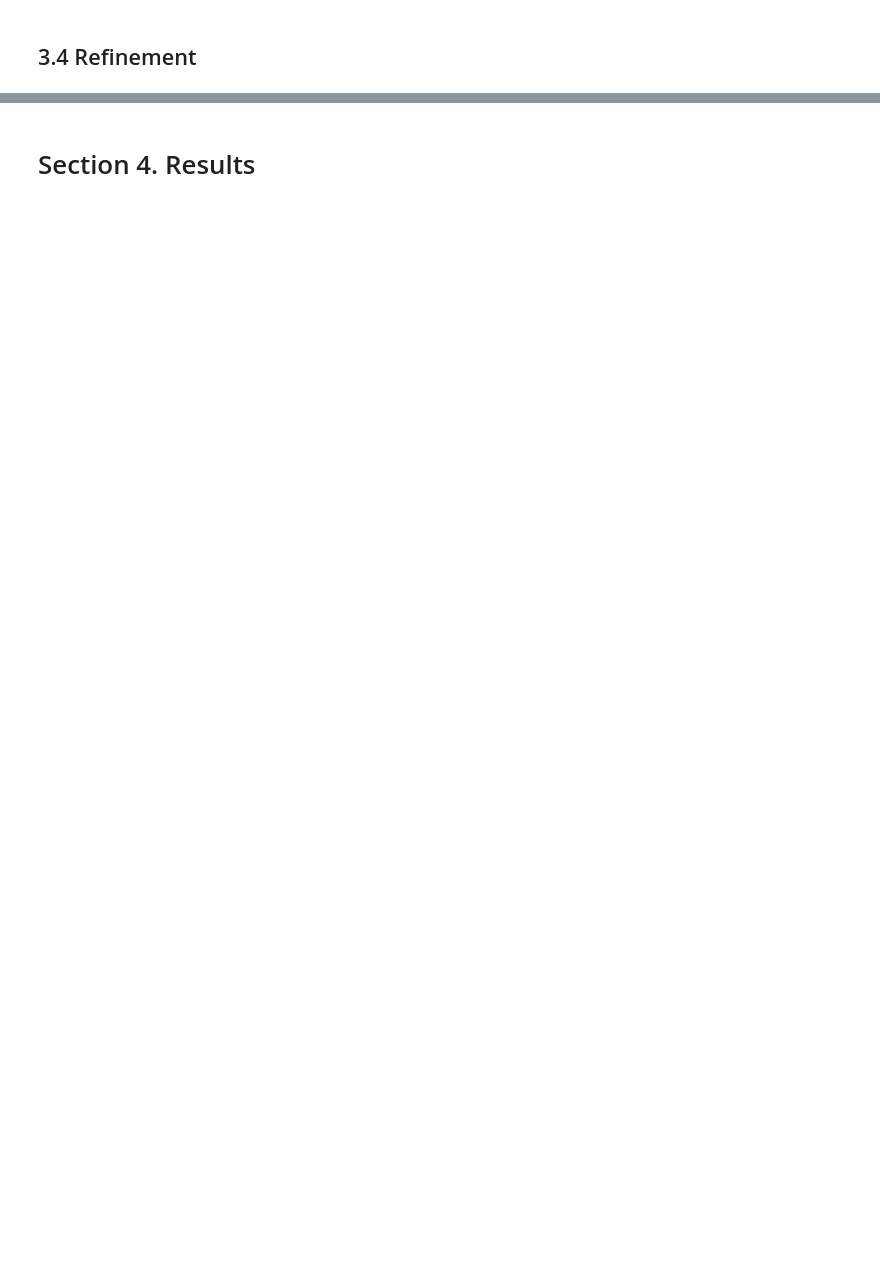
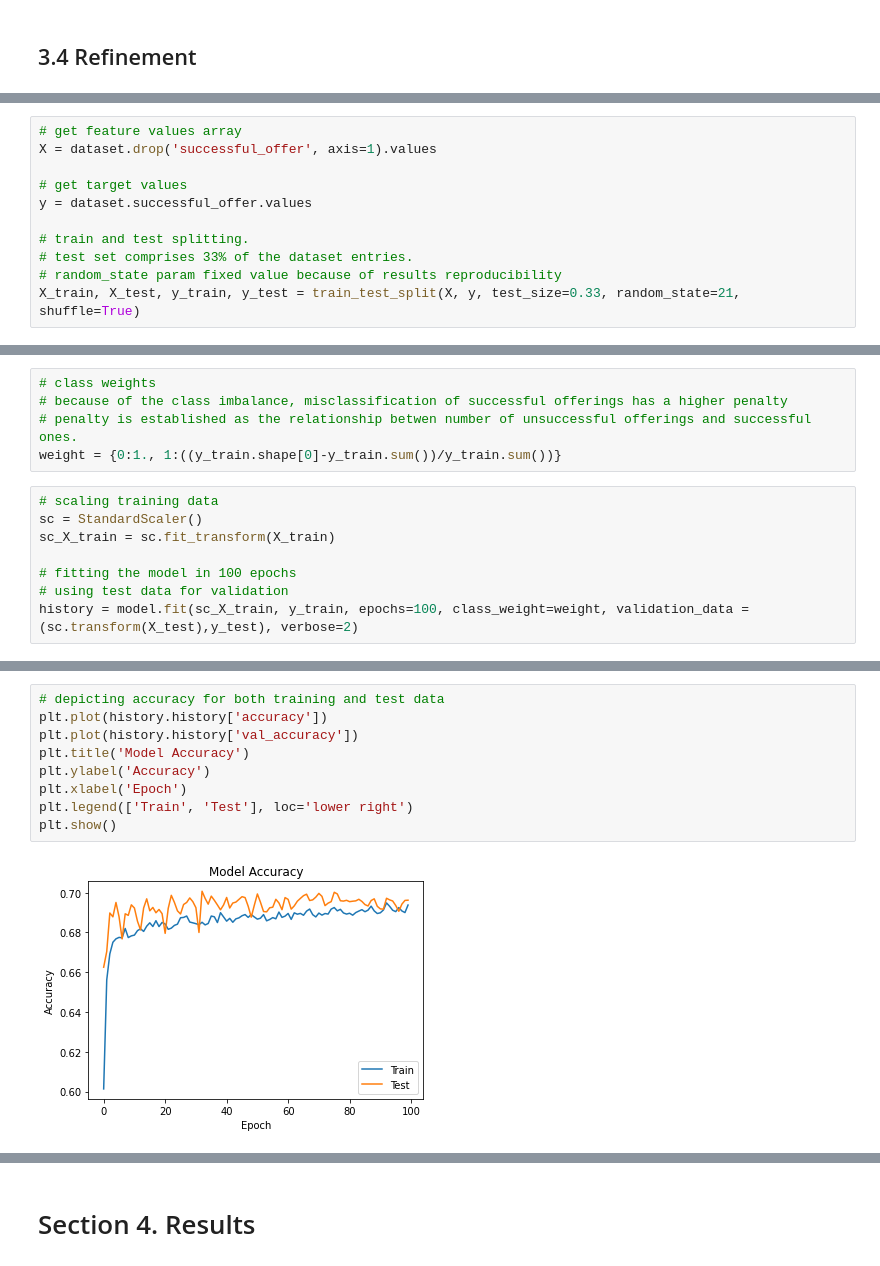
Before and after one commit to ereynrs/StarbuckRewardsOptimizer, a Jupyter notebook: Starbucks_Capstone_notebook.ipynb, the cells around one changed output, grey strips where cells are left out. Saved outputs shown, nothing was run; the diff lists cells and outputs as text; blank space fills up the shorter version.

```diff
--- a/Starbucks_Capstone_notebook.ipynb
+++ b/Starbucks_Capstone_notebook.ipynb
@@ -998,0 +1034,11 @@ weighted avg       0.70      0.70      0.70     17557
+# %%
+# get feature values array
+X = dataset.drop('successful_offer', axis=1).values
+
+# get target values
+y = dataset.successful_offer.values
+
+# train and test splitting.
+# test set comprises 33% of the dataset entries.
+# random_state param fixed value because of results reproducibility
+X_train, X_test, y_train, y_test = train_test_split(X, y, test_size=0.33, random_state=21, shuffle=True)
@@ -998,0 +1091,13 @@ weighted avg       0.70      0.70      0.70     17557
+# %%
+# class weights
+# because of the class imbalance, misclassification of successful offerings has a higher penalty
+# penalty is established as the relationship betwen number of unsuccessful offerings and successful ones.
+weight = {0:1., 1:((y_train.shape[0]-y_train.sum())/y_train.sum())}
+# %%
+# scaling training data
+sc = StandardScaler()
+sc_X_train = sc.fit_transform(X_train)
+
+# fitting the model in 100 epochs
+# using test data for validation
+history = model.fit(sc_X_train, y_train, epochs=100, class_weight=weight, validation_data = (sc.transform(X_test),y_test), verbose=2)
@@ -998,0 +1122,11 @@ weighted avg       0.70      0.70      0.70     17557
+# %%
+# depicting accuracy for both training and test data
+plt.plot(history.history['accuracy'])
+plt.plot(history.history['val_accuracy'])
+plt.title('Model Accuracy')
+plt.ylabel('Accuracy')
+plt.xlabel('Epoch')
+plt.legend(['Train', 'Test'], loc='lower right')
+plt.show()
+# %% [output]
+[figure, added]
```
Also changed, not shown: parts of 15 cells of this notebook, 1 other file.
